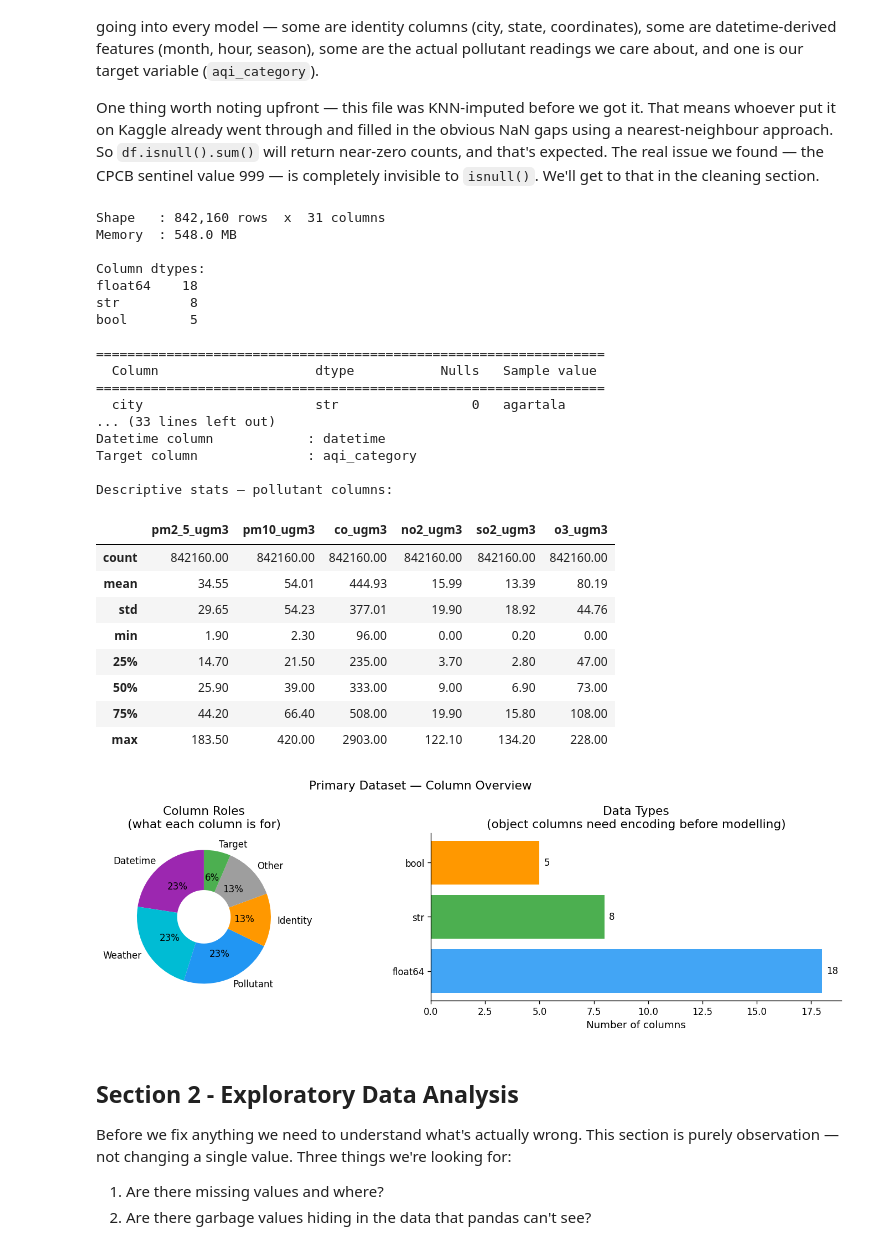
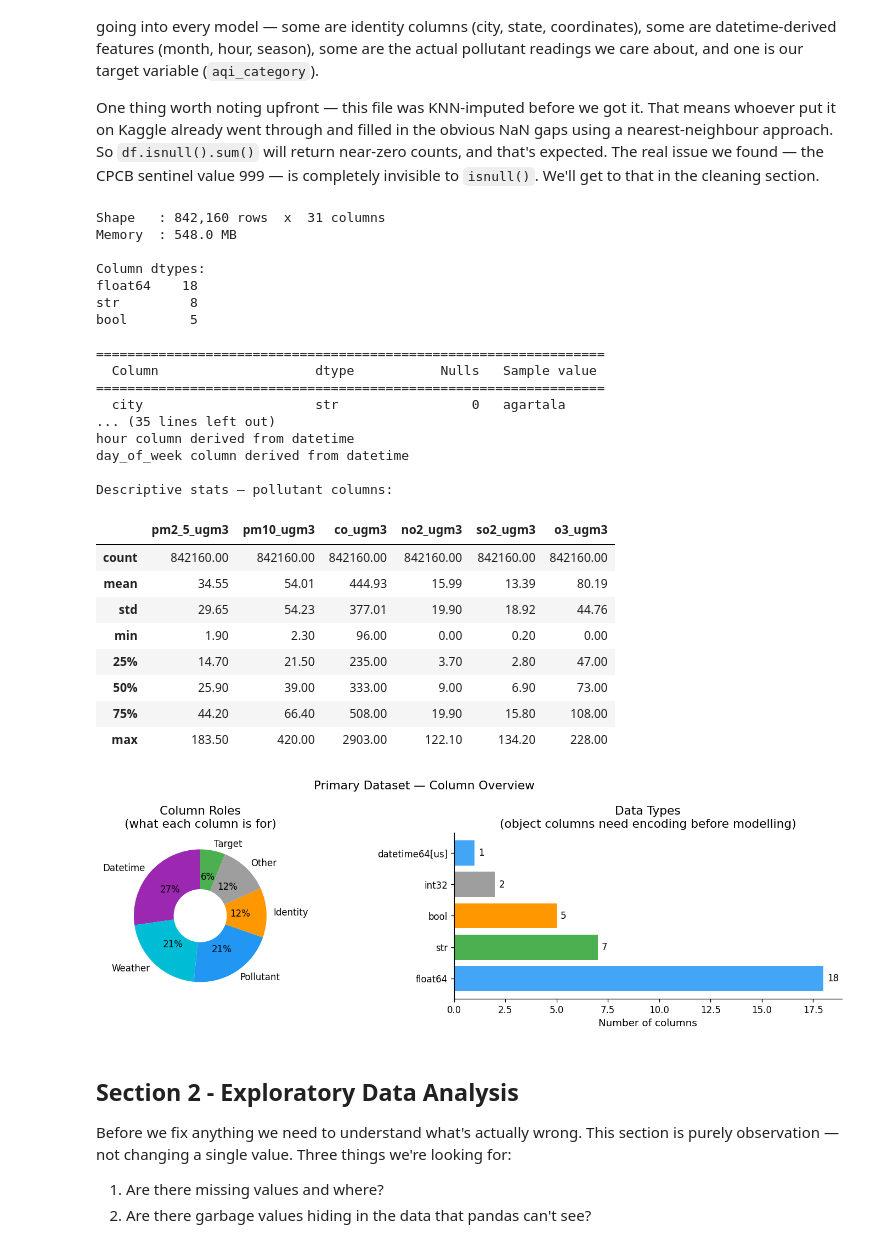
Before and after one commit to rachitgoyal14/vayu, a Jupyter notebook: final.ipynb, the cells around one changed output. Saved outputs shown, nothing was run; the diff lists cells and outputs as text; code cells hidden in the pictures.

```diff
--- a/final.ipynb
+++ b/final.ipynb
@@ -327,8 +326,21 @@ We also want to get a feel for which columns are actually relevant to our models
 
 One thing worth noting upfront — this file was KNN-imputed before we got it. That means whoever put it on Kaggle already went through and filled in the obvious NaN gaps using a nearest-neighbour approach. So `df.isnull().sum()` will return near-zero counts, and that's expected. The real issue we found — the CPCB sentinel value 999 — is completely invisible to `isnull()`. We'll get to that in the cleaning section.
 # %%
-DATA_PATH   = './data/raw/aqi_india_38cols_knn_final.csv'
+# ── load the primary dataset ──────────────────────────────────────────────────
+import warnings
+warnings.filterwarnings('ignore')
 
+plt.rcParams['figure.dpi']        = 120
+plt.rcParams['font.family']       = 'DejaVu Sans'
+plt.rcParams['axes.spines.top']   = False
+plt.rcParams['axes.spines.right'] = False
+plt.rcParams['axes.titlesize']    = 13
+plt.rcParams['axes.labelsize']    = 11
+sns.set_palette('muted')
+
+pd.set_option('display.max_columns', 60)
+
+DATA_PATH = './data/raw/aqi_india_38cols_knn_final.csv'
 
 df = pd.read_csv(DATA_PATH, low_memory=False)
 
@@ -339,7 +351,7 @@ print(f'Memory  : {df.memory_usage(deep=True).sum() / 1024**2:.1f} MB')
 print(f'\nColumn dtypes:')
 print(df.dtypes.value_counts().to_string())
 
-# ── quick look at every column — type, null count, one sample value ───────────
+# ── quick look at every column ────────────────────────────────────────────────
 print(f'\n{"="*65}')
 print(f'  {"Column":<25} {"dtype":<12} {"Nulls":>8}   Sample value')
 print(f'{"="*65}')
@@ -349,8 +361,8 @@ for col in df.columns:
     sample = str(df[col].dropna().iloc[0])[:25] if df[col].notna().any() else 'N/A'
     print(f'  {col:<25} {dtype:<12} {nulls:>8}   {sample}')
 
-# ── identify the columns we actually care about ───────────────────────────────
-# using co_ (with underscore) instead of co to avoid matching cloud_cover_percent
+# ── identify columns we care about ───────────────────────────────────────────
+# co_ with underscore avoids matching cloud_cover_percent
 POLLUTANT_KW = ['pm2', 'pm10', 'no2', 'so2', 'co_', 'o3']
 EXCLUDE_KW   = ['cloud', 'cover', 'humidity', 'temp', 'pressure',
                 'wind', 'rain', 'solar', 'dew', 'uv']
@@ -372,12 +384,28 @@ print(f'City column                : {city_col}')
 print(f'Datetime column            : {date_col}')
 print(f'Target column              : {cat_col}')
 
-# ── basic statistics on pollutant columns only ────────────────────────────────
+# ── derive hour and day_of_week if not already present ───────────────────────
+# these are useful temporal features for both regression and classification
+# the dataset may already have them — we only create them if missing
+df[date_col] = pd.to_datetime(df[date_col], errors='coerce')
+
+if 'hour' not in df.columns:
+    df['hour'] = df[date_col].dt.hour
+    print('hour column derived from datetime')
+else:
+    print('hour column already present')
+
+if 'day_of_week' not in df.columns:
+    df['day_of_week'] = df[date_col].dt.dayofweek
+    print('day_of_week column derived from datetime')
+else:
+    print('day_of_week column already present')
+
+# ── basic statistics on pollutant columns ────────────────────────────────────
 print(f'\nDescriptive stats — pollutant columns:')
 display(df[pollutant_cols].describe().round(2))
 
-# ── pie chart — column role breakdown ────────────────────────────────────────
-# roughly classify each column so we can see the composition at a glance
+# ── column role classification ────────────────────────────────────────────────
 def classify_col(col):
     cl = col.lower()
     if any(k in cl for k in POLLUTANT_KW) and not any(e in cl for e in EXCLUDE_KW):
@@ -431,37 +459,37 @@ for bar, val in zip(bars, dtype_counts.values):
 axes[1].set_xlabel('Number of columns')
 axes[1].set_title('Data Types\n(object columns need encoding before modelling)')
 
 plt.suptitle('Primary Dataset — Column Overview', fontsize=13)
 plt.tight_layout()
 plt.show()
 # %% [output]
 Shape   : 842,160 rows  x  31 columns
 Memory  : 548.0 MB
 
 Column dtypes:
 float64    18
 str         8
 bool        5
 
 =================================================================
   Column                    dtype           Nulls   Sample value
 =================================================================
   city                      str                 0   agartala
-... (33 lines left out)
-Datetime column            : datetime
-Target column              : aqi_category
+... (35 lines left out)
+hour column derived from datetime
+day_of_week column derived from datetime
 
 Descriptive stats — pollutant columns:
 |  | pm2_5_ugm3 | pm10_ugm3 | co_ugm3 | no2_ugm3 | so2_ugm3 | o3_ugm3 |
 | count | 842160.00 | 842160.00 | 842160.00 | 842160.00 | 842160.00 | 842160.00 |
 | mean | 34.55 | 54.01 | 444.93 | 15.99 | 13.39 | 80.19 |
 | std | 29.65 | 54.23 | 377.01 | 19.90 | 18.92 | 44.76 |
 | min | 1.90 | 2.30 | 96.00 | 0.00 | 0.20 | 0.00 |
 | 25% | 14.70 | 21.50 | 235.00 | 3.70 | 2.80 | 47.00 |
 | 50% | 25.90 | 39.00 | 333.00 | 9.00 | 6.90 | 73.00 |
 | 75% | 44.20 | 66.40 | 508.00 | 19.90 | 15.80 | 108.00 |
 | max | 183.50 | 420.00 | 2903.00 | 122.10 | 134.20 | 228.00 |
-[figure, old version]
+[figure, new version]
 # %% [markdown]
 <!-- section_2_eda.md -->
 
```
Also changed, not shown: parts of 3 cells of this notebook.
